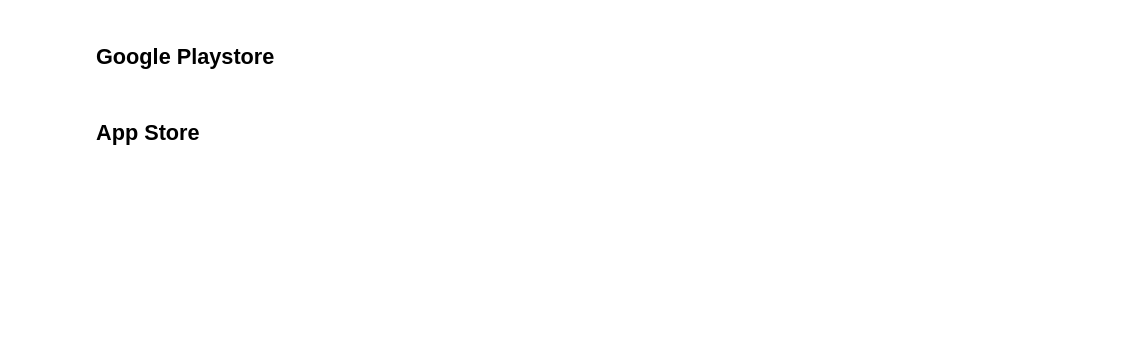
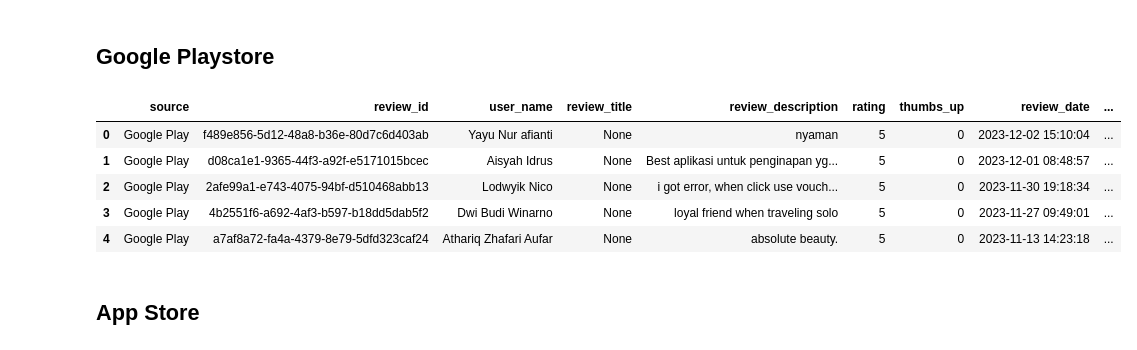
Before and after one commit to TheOX7/Sentiment-Analysis-Hotel-X, a Jupyter notebook: scraping_data_store.ipynb, the cells around one changed output. Saved outputs shown, nothing was run; the diff lists cells and outputs as text; code cells hidden in the pictures; blank space fills up the shorter version.

Commit message:
Update scrape .ipynb file

```diff
--- a/scraping_data_store.ipynb
+++ b/scraping_data_store.ipynb
@@ -3,9 +9,4 @@
 # %%
-from google_play_scraper import app, Sort, reviews_all
-import pandas as pd
-import numpy as np
-import json, os, uuid
-
 g_reviews = reviews_all(
         "com.bobobox.bobobox",
         sleep_milliseconds=0, # defaults to 0
@@ -21,8 +22,17 @@ g_df2.drop(columns={'userImage', 'reviewCreatedVersion'},inplace = True)
 g_df2.rename(columns= {'score': 'rating','userName': 'user_name', 'reviewId': 'review_id', 'content': 'review_description', 'at': 'review_date', 'replyContent': 'developer_response', 'repliedAt': 'developer_response_date', 'thumbsUpCount': 'thumbs_up'},inplace = True)
 g_df2.insert(loc=0, column='source', value='Google Play')
 g_df2.insert(loc=3, column='review_title', value=None)
-g_df2['laguage_code'] = 'en'
-g_df2['country_code'] = 'us'
+g_df2['language_code'] = 'en'
+g_df2['country_code'] = 'id'
+# %%
+g_df2.head()
+# %% [output]
+|  | source | review_id | user_name | review_title | review_description | rating | thumbs_up | review_date | ... |
+| 0 | Google Play | f489e856-5d12-48a8-b36e-80d7c6d403ab | Yayu Nur afianti | None | nyaman | 5 | 0 | 2023-12-02 15:10:04 | ... |
+| 1 | Google Play | d08ca1e1-9365-44f3-a92f-e5171015bcec | Aisyah Idrus | None | Best aplikasi untuk penginapan yg... | 5 | 0 | 2023-12-01 08:48:57 | ... |
+| 2 | Google Play | 2afe99a1-e743-4075-94bf-d510468abb13 | Lodwyik Nico | None | i got error, when click use vouch... | 5 | 0 | 2023-11-30 19:18:34 | ... |
+| 3 | Google Play | 4b2551f6-a692-4af3-b597-b18dd5dab5f2 | Dwi Budi Winarno | None | loyal friend when traveling solo | 5 | 0 | 2023-11-27 09:49:01 | ... |
+| 4 | Google Play | a7af8a72-fa4a-4379-8e79-5dfd323caf24 | Athariq Zhafari Aufar | None | absolute beauty. | 5 | 0 | 2023-11-13 14:23:18 | ... |
 # %% [markdown]
 ## App Store
 # %%
```
Also changed, not shown: parts of 12 cells of this notebook.
